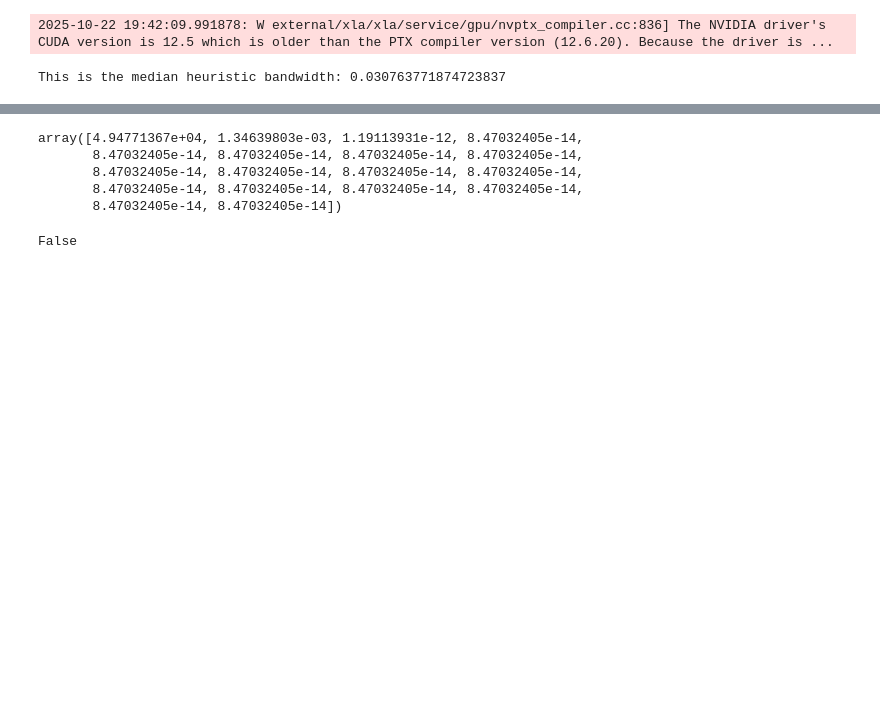
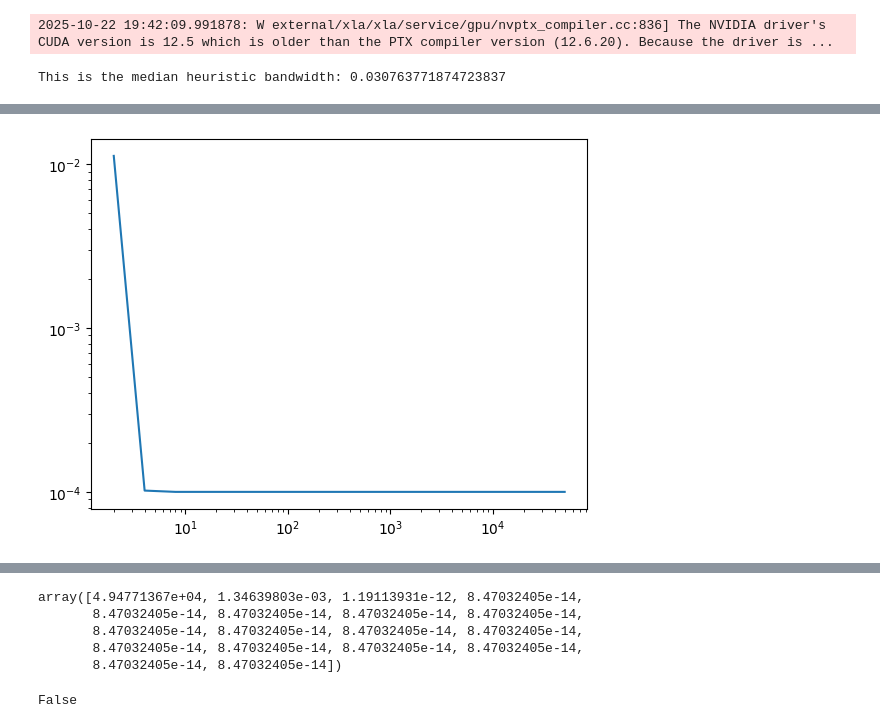
Before and after one commit to abjohnson117/TransportVsMcmcExperiments, a Jupyter notebook: poisson/convergence_testing.ipynb, the cells around one changed output, grey strips where cells are left out. Saved outputs shown, nothing was run; the diff lists cells and outputs as text; code cells hidden in the pictures; blank space fills up the shorter version.

```diff
--- a/poisson/convergence_testing.ipynb
+++ b/poisson/convergence_testing.ipynb
@@ -92 +128,7 @@ rel_error_array = np.load(input_dir2)
+# %%
+plt.plot(sample_no_list, mmd_array_nn)
+plt.yscale("log")
+plt.xscale("log")
+# %% [output]
+[figure, added]
 # %%
```
Also changed, not shown: parts of 5 cells of this notebook, 2 other files.
